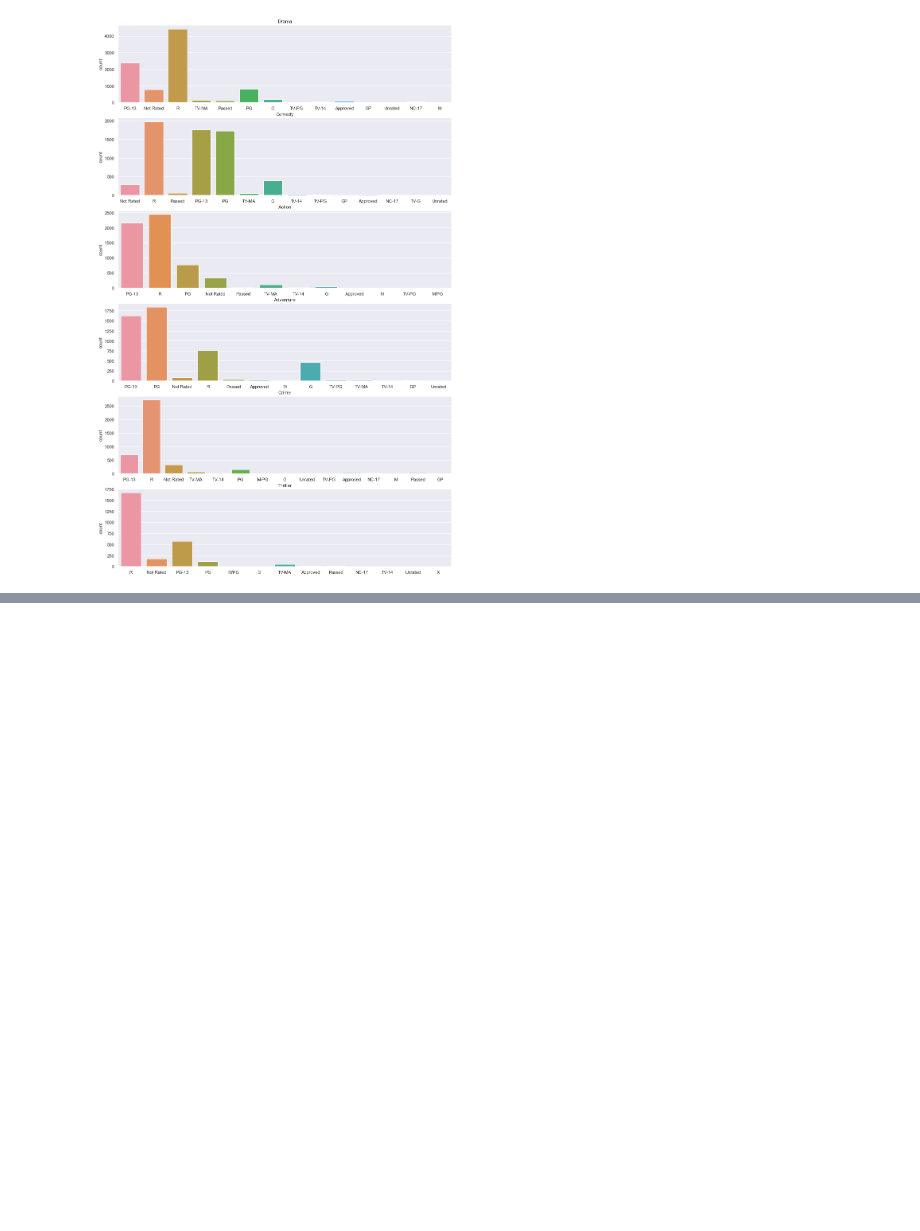
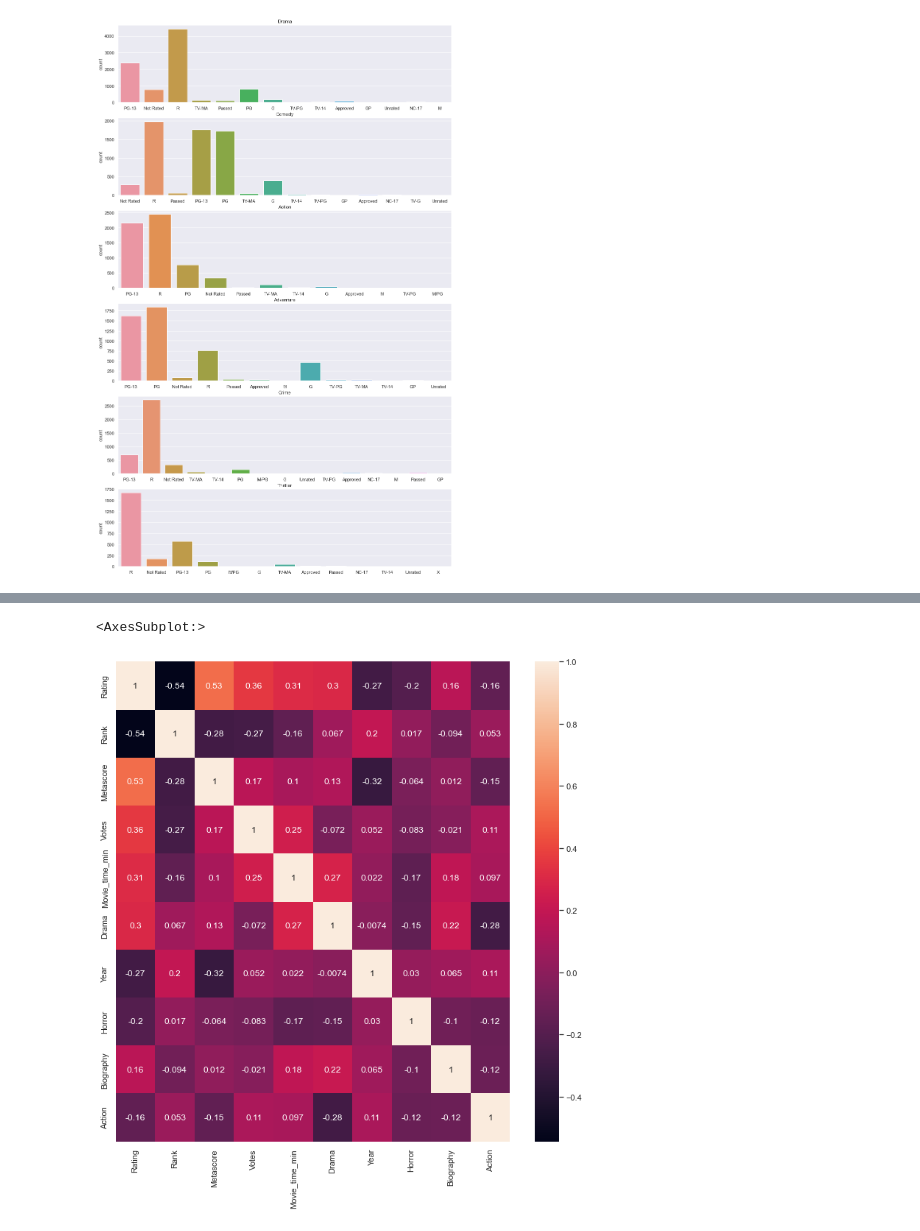
Before and after one commit to amoroma-bb/IMDb-Scrap-EDA, a Jupyter notebook: IMDb-Data Analysis.ipynb, the cells around one changed output, grey strips where cells are left out. Cells and saved outputs as stored; diff of their text form; code cells hidden in the pictures; blank space fills up the shorter version.

```diff
--- a/IMDb-Data Analysis.ipynb
+++ b/IMDb-Data Analysis.ipynb
@@ -422,0 +467,7 @@ pd.DataFrame(obj_vars, columns=['obj vars']).T
+# %%
+f, ax = plt.subplots(figsize=(12, 12))
+highcorr_vars = (abs(data.corr().Rating).sort_values(ascending=False)[:10]).index
+sns.heatmap(data[highcorr_vars].corr(), annot=True)
+# %% [output]
+<AxesSubplot:>
+[figure, added]
```
Also changed, not shown: parts of 40 cells of this notebook, 1 other file.
